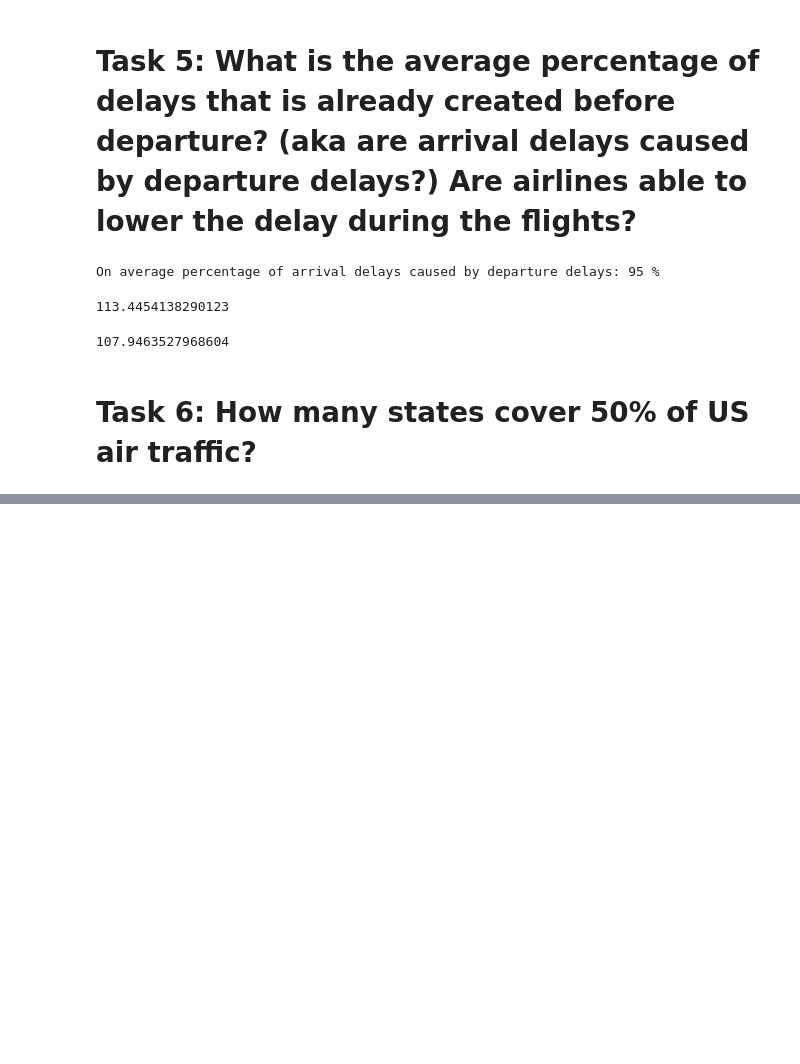
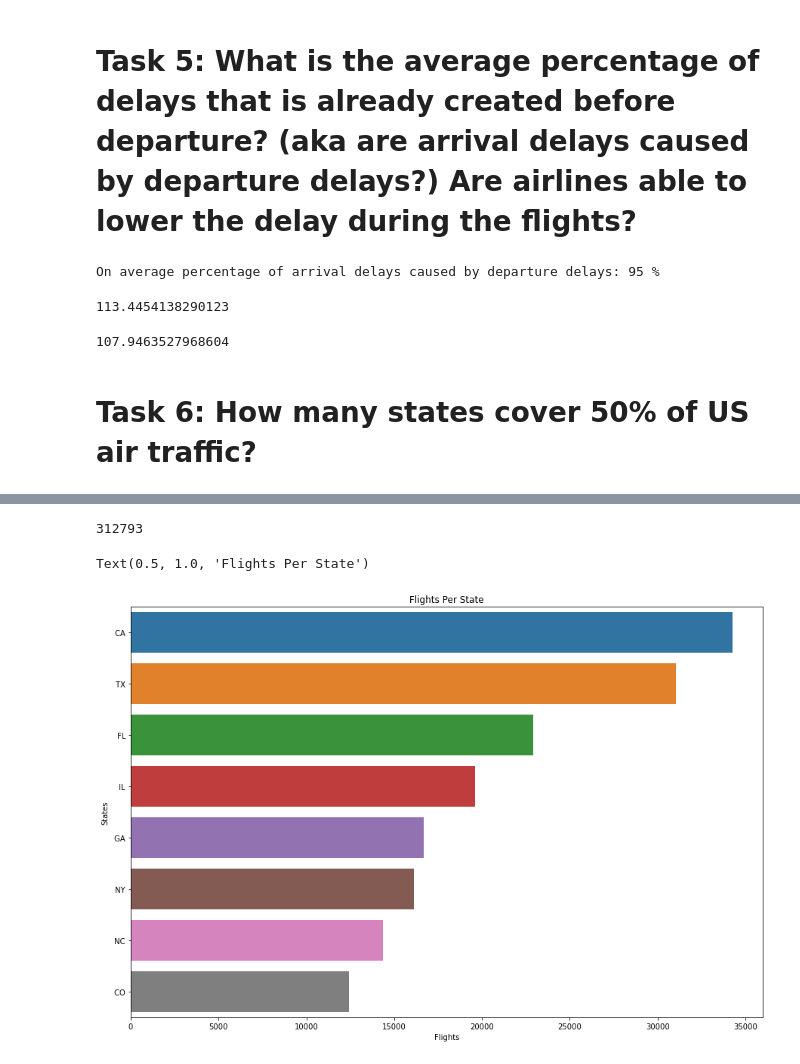
Before and after one commit to ChunkeyMunkey/SL-Flight-Delay, a Jupyter notebook: data_exploration.ipynb, the cells around one changed output, grey strips where cells are left out. Cells and saved outputs as stored; diff of their text form; code cells hidden in the pictures; blank space fills up the shorter version.

```diff
--- a/data_exploration.ipynb
+++ b/data_exploration.ipynb
@@ -130,0 +111,5 @@ array(['Raleigh/Durham, NC', 'Denver, CO', 'Philadelphia, PA',
+# %%
+df[['city','state']] = df['origin_city_name'].str.split(',', expand=True, n=2)
+# %%
+task6 = df[df.city != 'ontario']
+task6.head()
@@ -130,0 +124,22 @@ array(['Raleigh/Durham, NC', 'Denver, CO', 'Philadelphia, PA',
+# %%
+state_US = task6.groupby(['state'])['state'].count().sort_values(ascending=False)
+state_US.sum()
+# %% [output]
+312793
+# %%
+state_US = state_US.head(8)
+
+
+# This illustrates states with biggest air traffic that covers 50% air traffic.
+# This is calculated manually to get 50% of 312793 (total flights in US)
+# %%
+# Create Barplot
+
+fig, axes = plt.subplots(figsize=(15,10))
+sns.barplot(ax=axes, x=state_US.values, y=state_US.index)
+axes.set_xlabel('Flights')
+axes.set_ylabel('States')
+axes.set_title('Flights Per State')
+# %% [output]
+Text(0.5, 1.0, 'Flights Per State')
+[figure, added]
```
Also changed, not shown: parts of 26 cells of this notebook.
